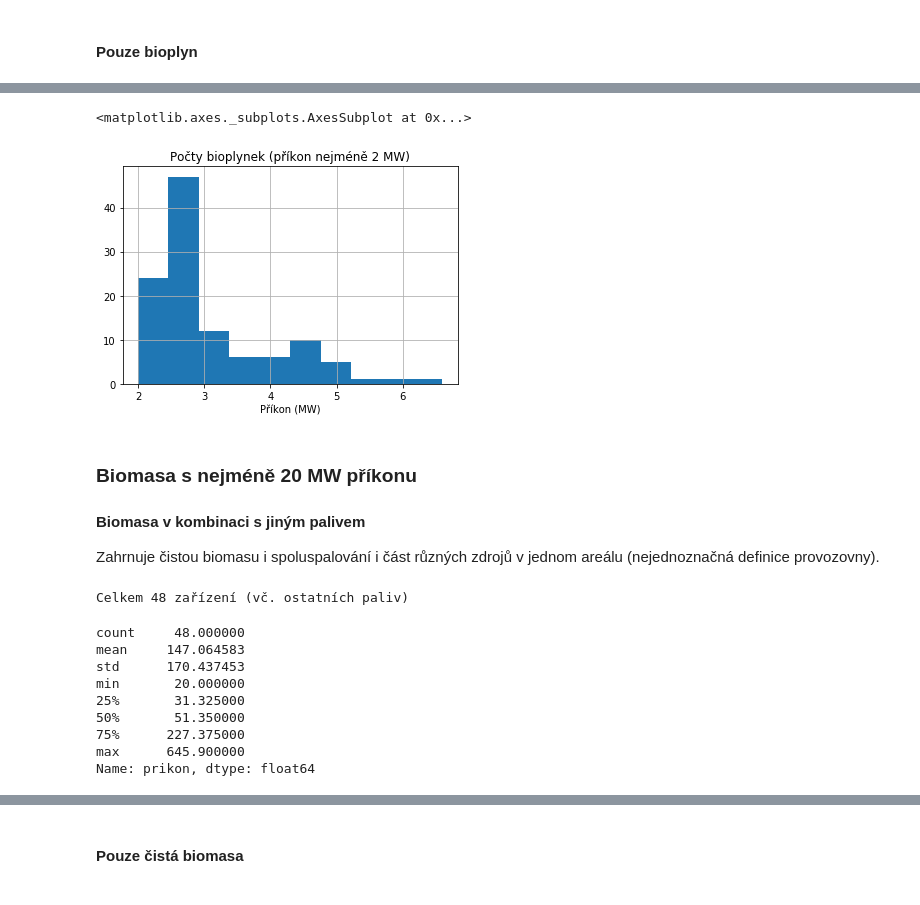
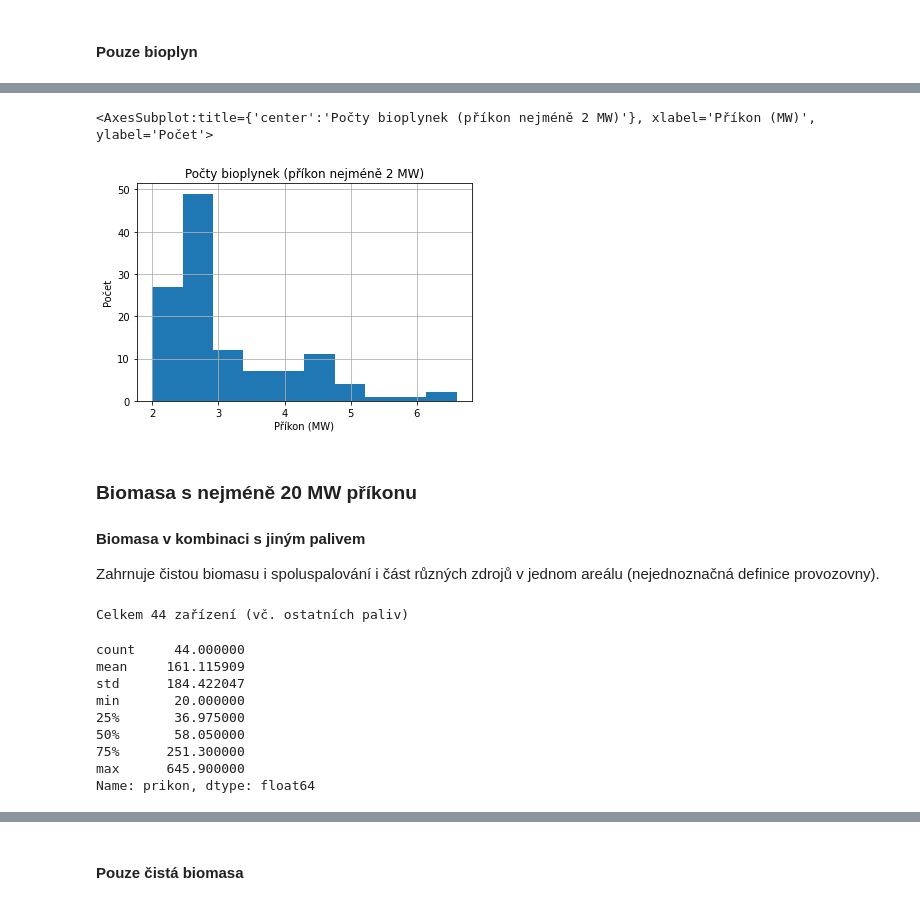
Before and after one commit to jandolezal/emis, a Jupyter notebook: emis_interpretace.ipynb, the cells around one changed output, grey strips where cells are left out. Cells and saved outputs as stored; diff of their text form; code cells hidden in the pictures.

```diff
--- a/emis_interpretace.ipynb
+++ b/emis_interpretace.ipynb
@@ -13,7 +13,7 @@ Výběr zařízení, která mají údaj o palivu a příslušný příkon (20 MW
 Údaje nejsou přesné, protože provozovna na webu EMIS nutně neznamená jeden zdroj, jak bychom si intuitivně přáli (jednu bioplynku, jednu výtopnu) apod. Viz příklad [Energetiky Kněžice](http://portal.chmi.cz/files/portal/docs/uoco/web_generator/plants/CZ020/211902152_CZ.html "Energetika Kněžice"), kde je v jednom zdroju spojená výtopna (s dvěma kotly) a bioplynová stanice, viz [licence](http://licence.eru.cz/detail.php?lic-id=310605027&sequence=1,2&total=2) na webu ERÚ. Jde spíše o jeden areál.
 # %%
 import pandas as pd
-em = pd.read_csv('emis_data.csv', decimal=',', low_memory=False)
+em = pd.read_csv('emis_data.csv', decimal=',', dtype={'adm': 'str'}, low_memory=False)
 # %%
 em = em.iloc[:, :9] # columns with emissions not needed
 em
@@ -132,11 +145,12 @@ Celkem 113 BPS bez jiného paliva.
 # %%
 plt.figure()
 plt.title('Počty bioplynek (příkon nejméně 2 MW)')
 plt.xlabel('Příkon (MW)')
+plt.ylabel('Počet')
 bioplyn_cisty.prikon.hist()
 # %% [output]
-<matplotlib.axes._subplots.AxesSubplot at 0x...>
+<AxesSubplot:title={'center':'Počty bioplynek (příkon nejméně 2 MW)'}, xlabel='Příkon (MW)', ylabel='Počet'>
-[figure, old version]
+[figure, new version]
 # %% [markdown]
 ### Biomasa s nejméně 20 MW příkonu
 
@@ -148,17 +162,17 @@ biomasa = em[ (em.prikon >= 20) & ((em.paliva.str.contains('dřevo', na=False))
 # biomasa.to_csv('biomasa_20+.csv', decimal=',')
 print(f'Celkem {len(biomasa)} zařízení (vč. ostatních paliv)')
 # %% [output]
-Celkem 48 zařízení (vč. ostatních paliv)
+Celkem 44 zařízení (vč. ostatních paliv)
 # %%
 biomasa.prikon.describe()
 # %% [output]
-count     48.000000
-mean     147.064583
-std      170.437453
+count     44.000000
+mean     161.115909
+std      184.422047
 min       20.000000
-25%       31.325000
-50%       51.350000
-75%      227.375000
+25%       36.975000
+50%       58.050000
+75%      251.300000
 max      645.900000
 Name: prikon, dtype: float64
 # %%
```
Also changed, not shown: parts of 11 cells of this notebook, 4 other files.
